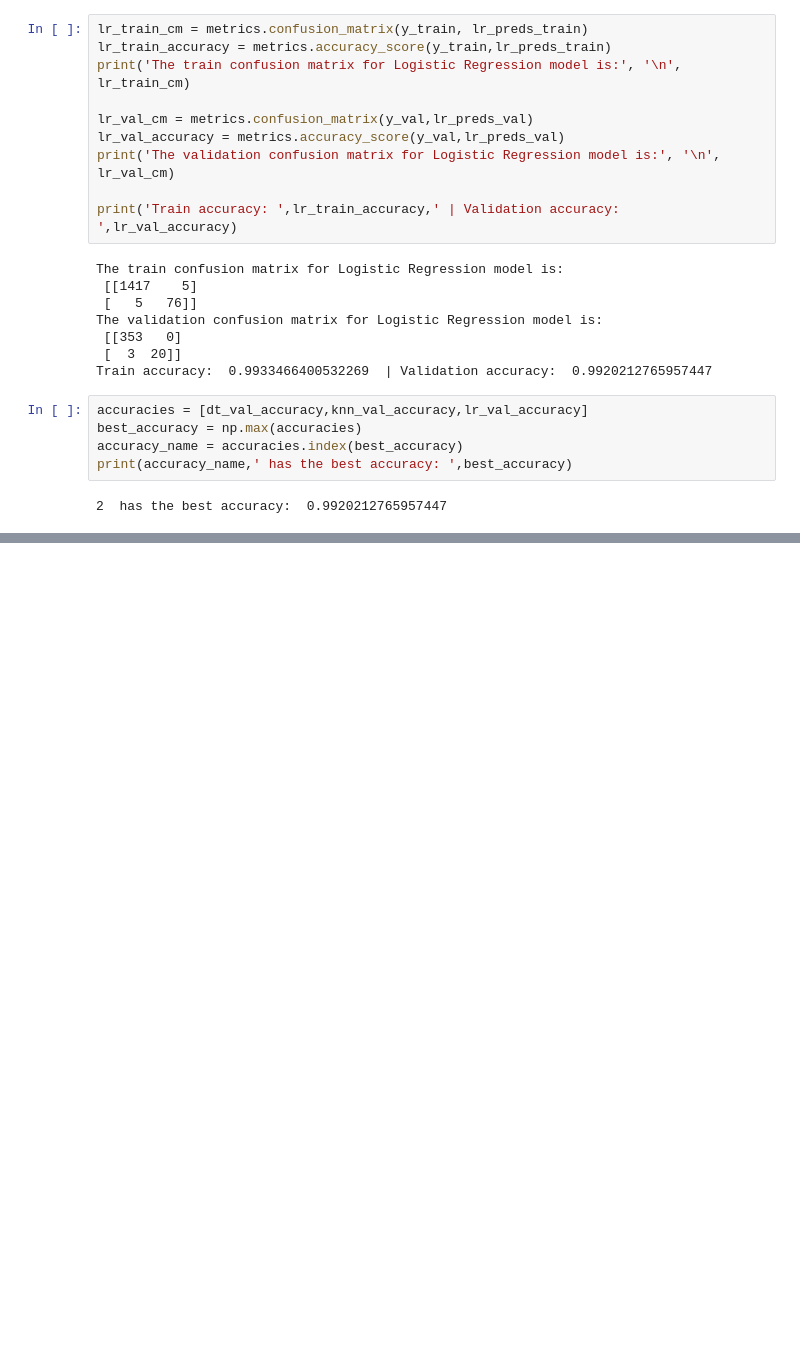
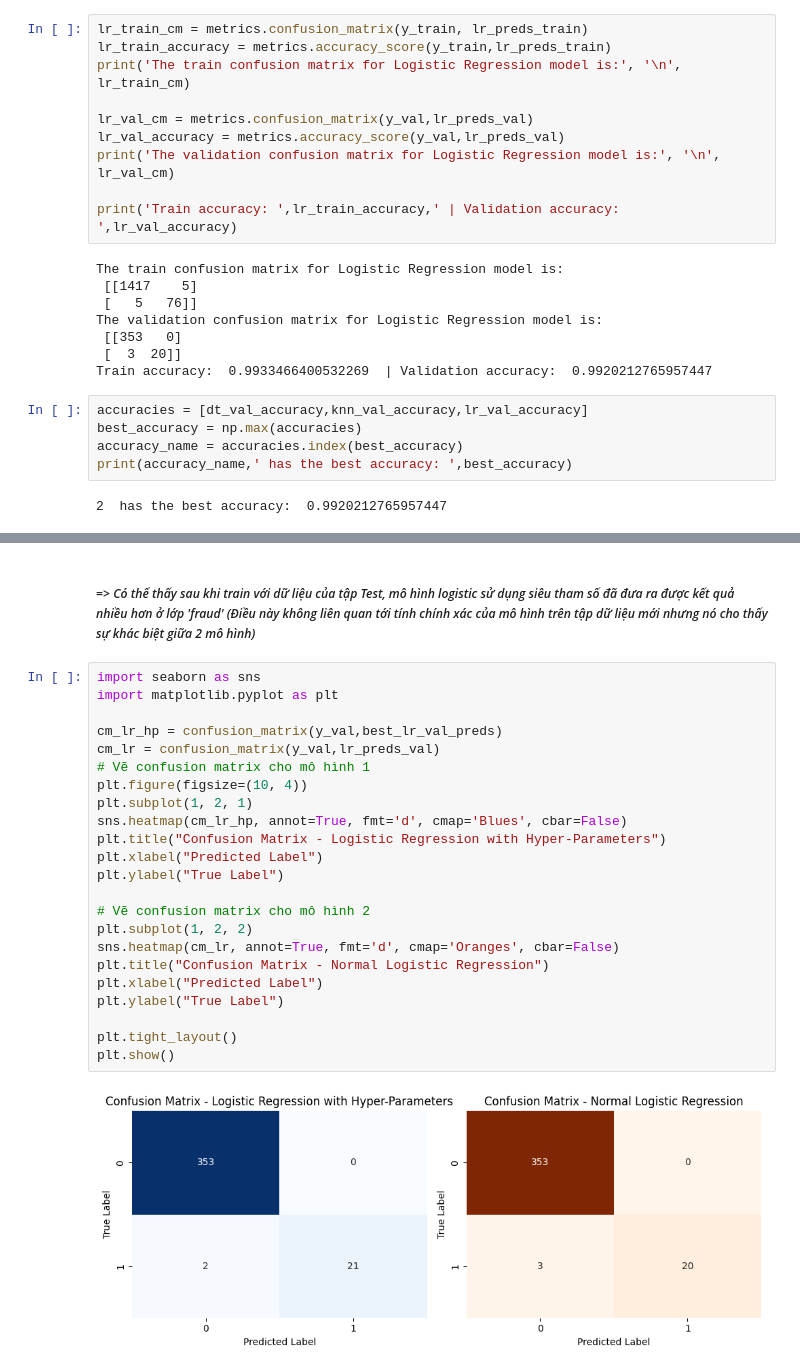
Before and after one commit to dabeii/GroupCompetition-ML08, a Jupyter notebook: Group_08_Competition_Phase1.ipynb, the cells around one changed output, grey strips where cells are left out. Saved outputs shown, nothing was run; the diff lists cells and outputs as text; blank space fills up the shorter version.

```diff
--- a/Group_08_Competition_Phase1.ipynb
+++ b/Group_08_Competition_Phase1.ipynb
@@ -306,0 +340,27 @@ Rows end up detecting fraud with hyper-parameter applied model:  23734
+# %% [markdown]
+##### => *Có thể thấy sau khi train với dữ liệu của tập Test, mô hình logistic sử dụng siêu tham số đã đưa ra được kết quả nhiều hơn ở lớp 'fraud' (Điều này không liên quan tới tính chính xác của mô hình trên tập dữ liệu mới nhưng nó cho thấy sự khác biệt giữa 2 mô hình)*
+# %%
+import seaborn as sns
+import matplotlib.pyplot as plt
+
+cm_lr_hp = confusion_matrix(y_val,best_lr_val_preds)
+cm_lr = confusion_matrix(y_val,lr_preds_val)
+# Vẽ confusion matrix cho mô hình 1
+plt.figure(figsize=(10, 4))
+plt.subplot(1, 2, 1)
+sns.heatmap(cm_lr_hp, annot=True, fmt='d', cmap='Blues', cbar=False)
+plt.title("Confusion Matrix - Logistic Regression with Hyper-Parameters")
+plt.xlabel("Predicted Label")
+plt.ylabel("True Label")
+
+# Vẽ confusion matrix cho mô hình 2
+plt.subplot(1, 2, 2)
+sns.heatmap(cm_lr, annot=True, fmt='d', cmap='Oranges', cbar=False)
+plt.title("Confusion Matrix - Normal Logistic Regression")
+plt.xlabel("Predicted Label")
+plt.ylabel("True Label")
+
+plt.tight_layout()
+plt.show()
+# %% [output]
+[figure, added]
```
Also changed, not shown: parts of 32 cells of this notebook.
